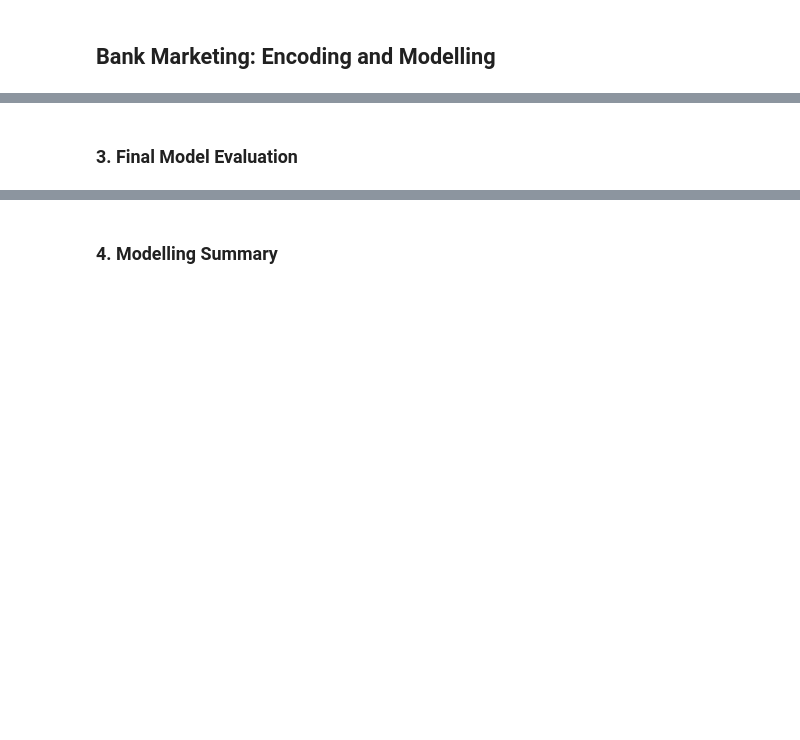
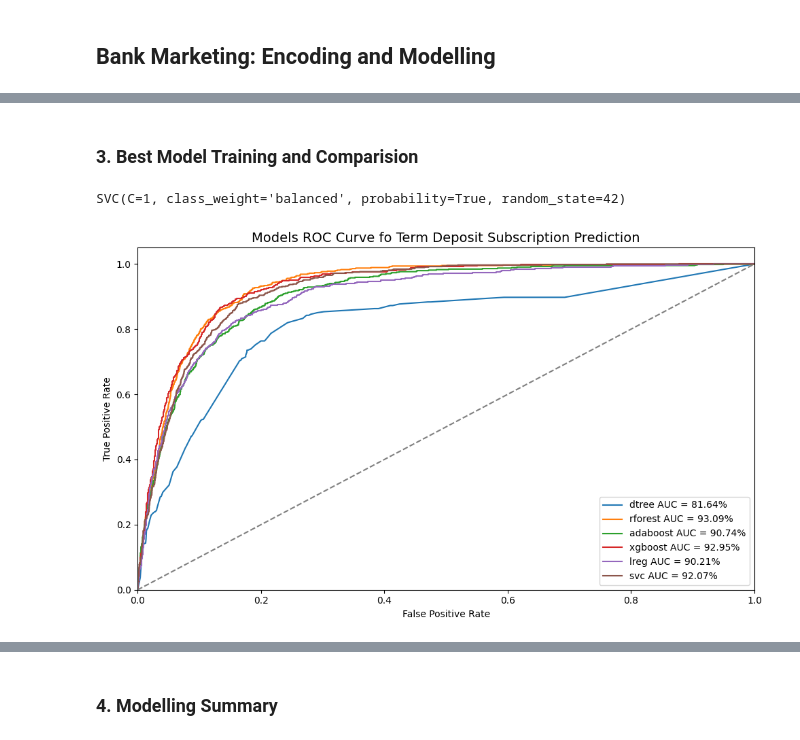
Before and after one commit to JiraLeelas/Bank-Term-Deposit-Prediction, a Jupyter notebook: bank_marketing_modelling.ipynb, the cells around one changed output, grey strips where cells are left out. Drawn from its saved outputs; the diff is of its cells as text; code cells hidden in the pictures; blank space fills up the shorter version.

Commit message:
update-modelling-v1

```diff
--- a/bank_marketing_modelling.ipynb
+++ b/bank_marketing_modelling.ipynb
@@ -11,0 +536,10 @@ import pandas as pd
+# %%
+grid_search_svc = GridSearchCV(
+    estimator=svc_model,
+    param_grid=svc_params,
+    scoring=scoring_params,
+    refit="auc",
+    cv=5,
+    return_train_score=True
+)
+grid_search_svc.fit(X_train, y_train)
@@ -12,2 +560,2 @@ import pandas as pd
 # %% [markdown]
-### 3. Final Model Evaluation
+### 3. Best Model Training and Comparision
@@ -13,0 +601,19 @@ import pandas as pd
+# %%
+## Train each of the models - We avoid loop as some models require weight specifications
+dtree.fit(X_train, y_train) # weight already specified
+rforest.fit(X_train, y_train) # weight already specified
+adaboost.fit(X_train, y_train, sample_weight=sample_weights)
+xgboost.fit(X_train, y_train, sample_weight=sample_weights)
+lreg.fit(X_train, y_train)
+svc.fit(X_train, y_train)
+# %% [output]
+SVC(C=1, class_weight='balanced', probability=True, random_state=42)
+# %%
+model_list = {
+    "dtree": dtree,
+    "rforest": rforest,
+    "adaboost": adaboost,
+    "xgboost": xgboost,
+    "lreg": lreg,
+    "svc": svc
+}
@@ -13,0 +656,19 @@ import pandas as pd
+# %%
+### Compare result for multiple models - ROC Curve
+fig = plt.figure(figsize =(10, 6))
+for entry in roc_data:
+    plt.plot(
+        entry["fpr"], entry["tpr"],
+        label=f'{entry["model"]} AUC = {round(entry["auc"] * 100, 2)}%'
+    )
+plt.plot([0, 1], [0, 1], linestyle="--", color="gray")
+plt.title("Models ROC Curve fo Term Deposit Subscription Prediction", fontsize=14)
+plt.xlabel("False Positive Rate", fontsize=10)
+plt.ylabel("True Positive Rate", fontsize=10)
+plt.margins(x=0, y=0) # set every margin to 0
+plt.ylim(0, 1.05) # extend to get a gap on top
+plt.tight_layout()
+plt.legend()
+plt.show();
+# %% [output]
+[figure, added]
```
Also changed, not shown: parts of 70 cells of this notebook, 1 other file.
